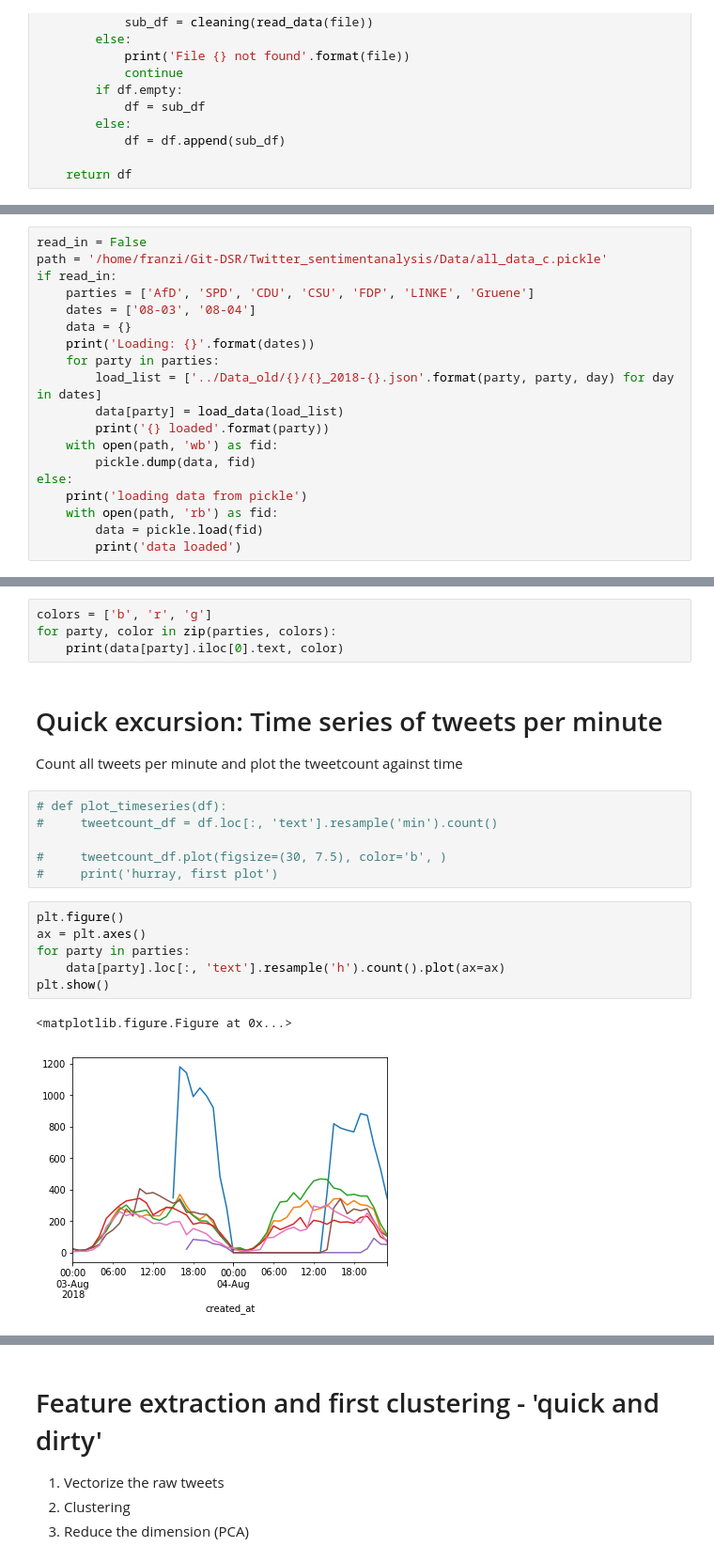
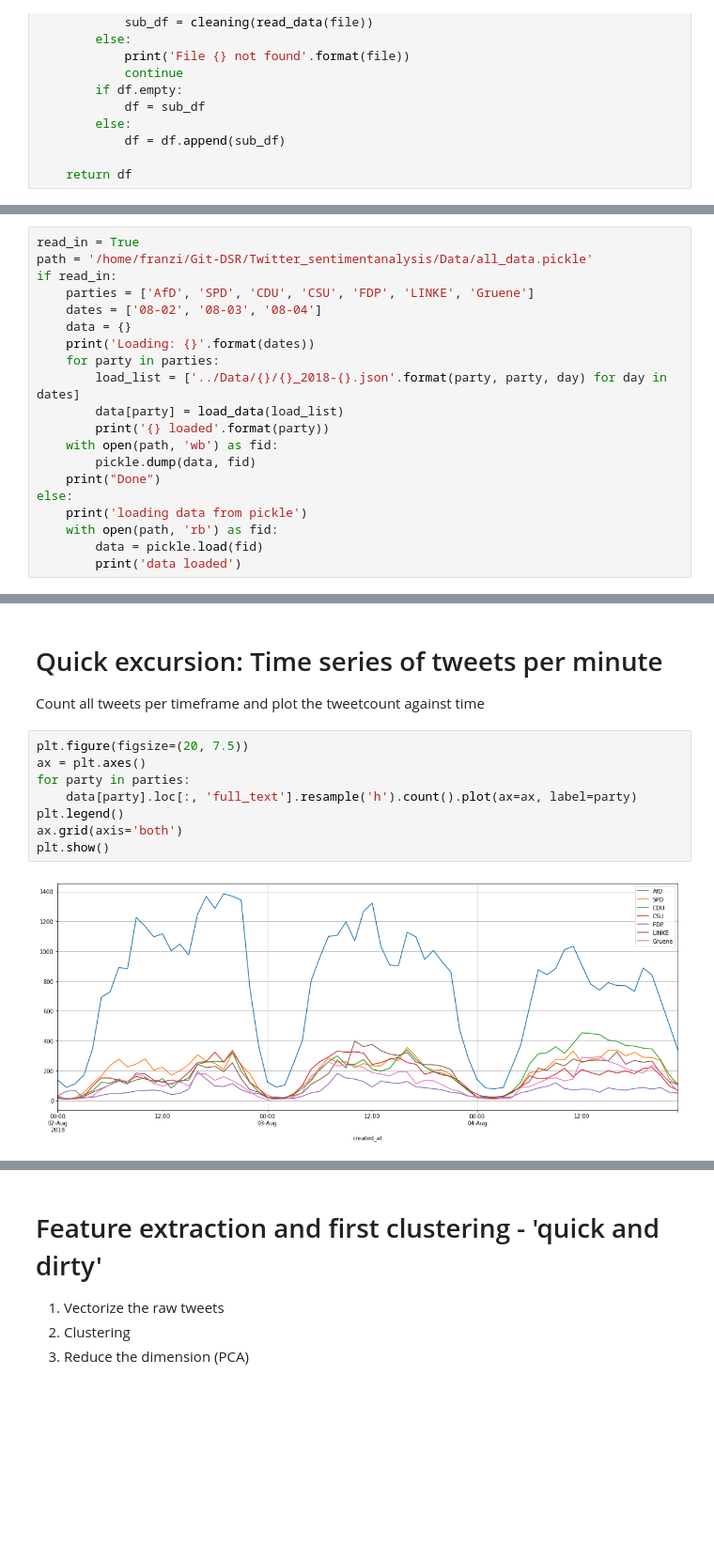
Before and after one commit to FranziSchmitt/Twitter_sentimentanalysis, a Jupyter notebook: Scripts/text_preprocessing.ipynb, the cells around one changed output, grey strips where cells are left out. Shown at 94% size. Saved outputs shown, nothing was run; the diff lists cells and outputs as text; blank space fills up the shorter version.

```diff
--- a/Scripts/text_preprocessing.ipynb
+++ b/Scripts/text_preprocessing.ipynb
@@ -97,17 +75,18 @@ print(df.shape)
 # %%
-read_in = False
-path = '/home/franzi/Git-DSR/Twitter_sentimentanalysis/Data/all_data_c.pickle'
+read_in = True
+path = '/home/franzi/Git-DSR/Twitter_sentimentanalysis/Data/all_data.pickle'
 if read_in:
     parties = ['AfD', 'SPD', 'CDU', 'CSU', 'FDP', 'LINKE', 'Gruene']
-    dates = ['08-03', '08-04']
+    dates = ['08-02', '08-03', '08-04']
     data = {}
     print('Loading: {}'.format(dates))
     for party in parties:
-        load_list = ['../Data_old/{}/{}_2018-{}.json'.format(party, party, day) for day in dates]
+        load_list = ['../Data/{}/{}_2018-{}.json'.format(party, party, day) for day in dates]
         data[party] = load_data(load_list)
         print('{} loaded'.format(party))
     with open(path, 'wb') as fid:
         pickle.dump(data, fid)
+    print("Done")
 else:
     print('loading data from pickle')
     with open(path, 'rb') as fid:
@@ -129,23 +105,14 @@ data['AfD'].head()
-# %%
-colors = ['b', 'r', 'g']
-for party, color in zip(parties, colors):
-    print(data[party].iloc[0].text, color)
 # %% [markdown]
 # Quick excursion: Time series of tweets per minute
 
-Count all tweets per minute and plot the tweetcount against time
+Count all tweets per timeframe and plot the tweetcount against time
-# %%
-# def plot_timeseries(df):
-#     tweetcount_df = df.loc[:, 'text'].resample('min').count()
-
-#     tweetcount_df.plot(figsize=(30, 7.5), color='b', )
-#     print('hurray, first plot')
 # %%
-plt.figure()
+plt.figure(figsize=(20, 7.5))
 ax = plt.axes()
 for party in parties:
-    data[party].loc[:, 'text'].resample('h').count().plot(ax=ax)
+    data[party].loc[:, 'full_text'].resample('h').count().plot(ax=ax, label=party)
+plt.legend()
+ax.grid(axis='both')
 plt.show()
 # %% [output]
-<matplotlib.figure.Figure at 0x...>
-[figure, old version]
+[figure, new version]
```
Also changed, not shown: parts of 27 cells of this notebook, 1 other file.
